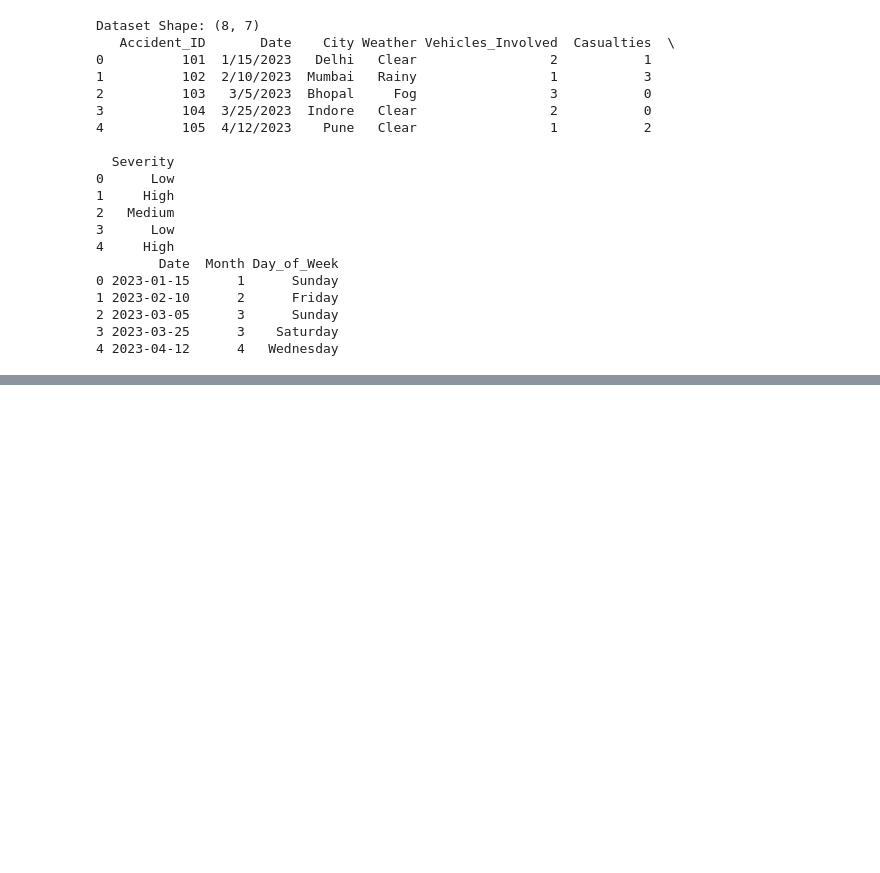
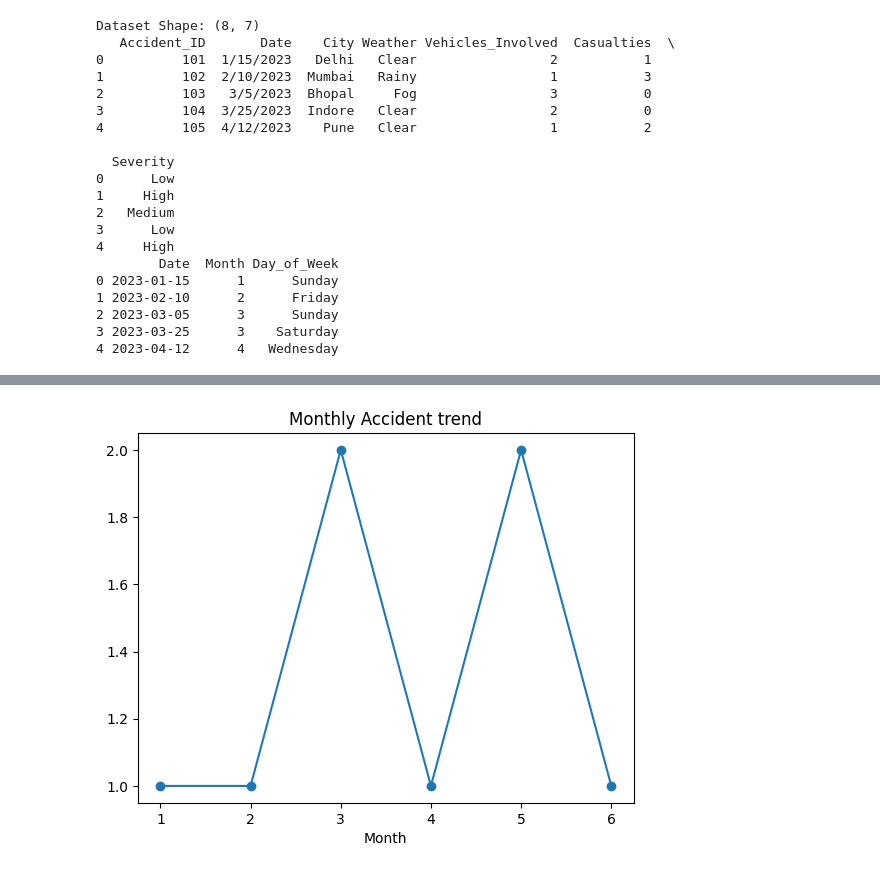
Before and after one commit to nagarneha/traffic_accident-_analysis, a Jupyter notebook: traffic_analysis.ipynb, the cells around one changed output, grey strips where cells are left out. Drawn from its saved outputs; the diff is of its cells as text; code cells hidden in the pictures; blank space fills up the shorter version.

```diff
--- a/traffic_analysis.ipynb
+++ b/traffic_analysis.ipynb
@@ -101,0 +102,7 @@ plt.show()
+# %%
+#Time trend
+df.groupby("Month")["Accident_ID"].count().plot(kind="line", marker="o")
+plt.title("Monthly Accident trend")
+plt.show()
+# %% [output]
+[figure, added]
```
Also changed, not shown: parts of 5 cells of this notebook.
